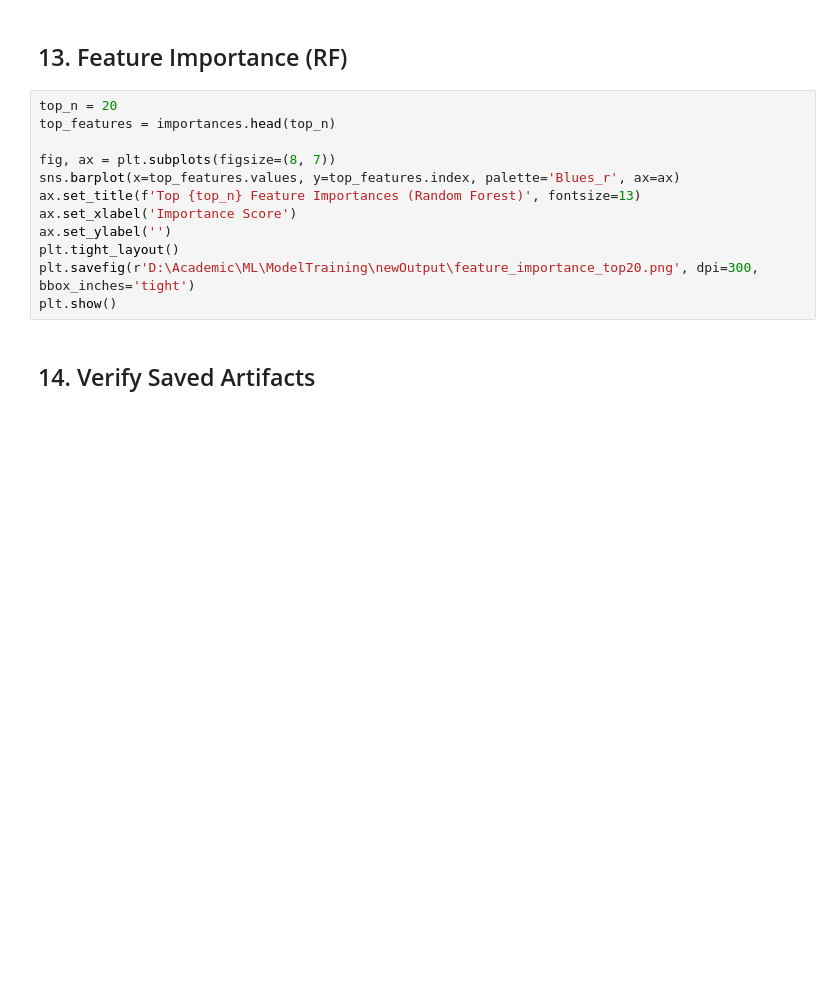
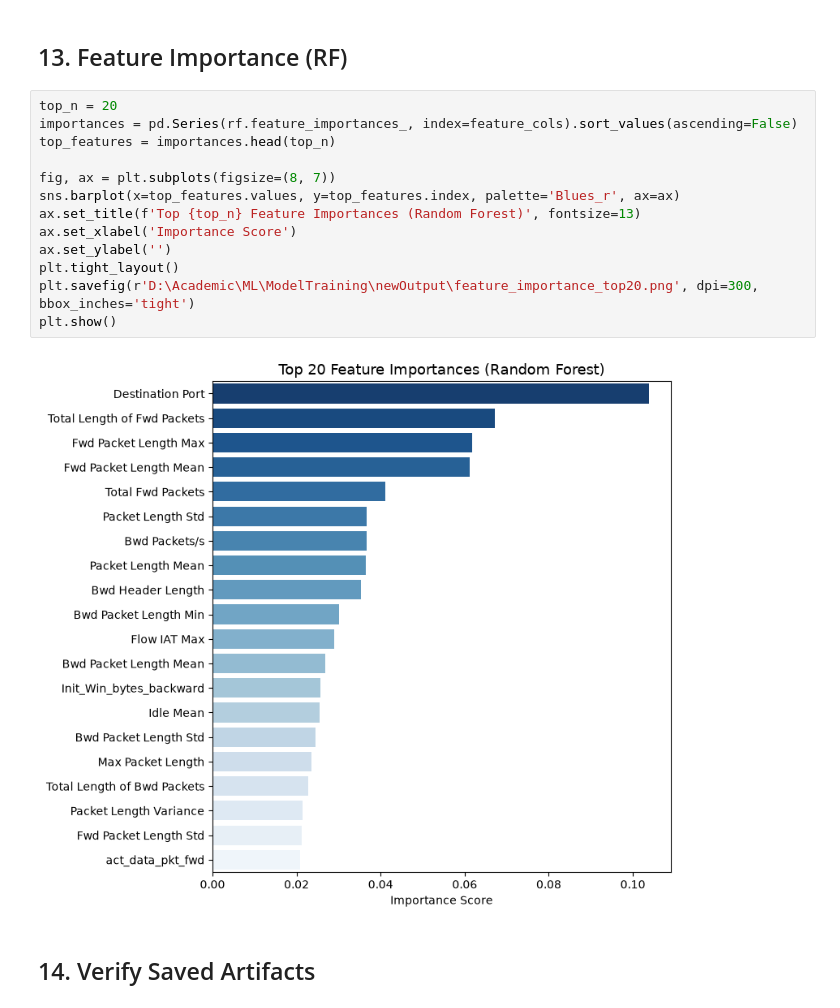
Before and after one commit to abhhiinv/NetworkIntrusionDetector, a Jupyter notebook: newmain.ipynb, the cells around one changed output. Drawn from its saved outputs; the diff is of its cells as text; blank space fills up the shorter version.

```diff
--- a/newmain.ipynb
+++ b/newmain.ipynb
@@ -248,16 +343,19 @@ plt.show()
 ## 13. Feature Importance (RF)
 # %%
 top_n = 20
+importances = pd.Series(rf.feature_importances_, index=feature_cols).sort_values(ascending=False)
 top_features = importances.head(top_n)
 
 fig, ax = plt.subplots(figsize=(8, 7))
 sns.barplot(x=top_features.values, y=top_features.index, palette='Blues_r', ax=ax)
 ax.set_title(f'Top {top_n} Feature Importances (Random Forest)', fontsize=13)
 ax.set_xlabel('Importance Score')
 ax.set_ylabel('')
 plt.tight_layout()
 plt.savefig(r'D:\Academic\ML\ModelTraining\newOutput\feature_importance_top20.png', dpi=300, bbox_inches='tight')
 plt.show()
+# %% [output]
+[figure, added]
 # %% [markdown]
 ## 14. Verify Saved Artifacts
 # %%
```
Also changed, not shown: parts of 17 cells of this notebook, 5 other files.
